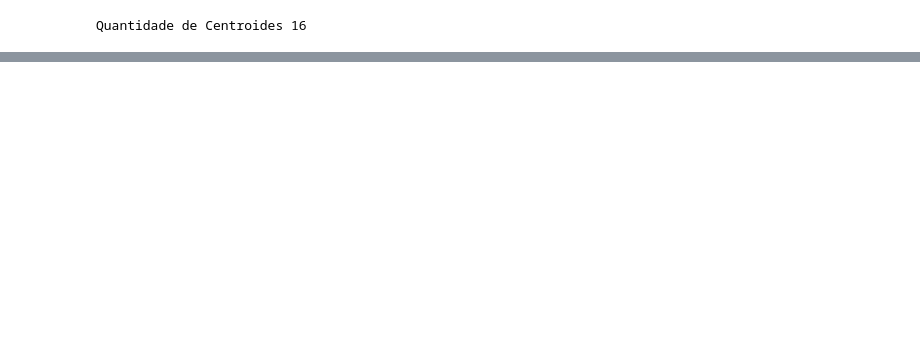
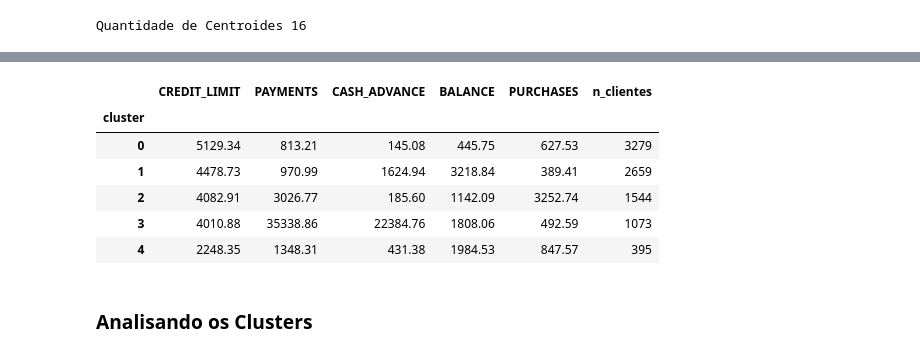
Before and after one commit to j2evaldo/padroes_com_Knn, a Jupyter notebook: knn_Extraindo_Padroes.ipynb, the cells around one changed output, grey strips where cells are left out. Cells and saved outputs as stored; diff of their text form; code cells hidden in the pictures; blank space fills up the shorter version.

```diff
--- a/knn_Extraindo_Padroes.ipynb
+++ b/knn_Extraindo_Padroes.ipynb
@@ -236,0 +238,16 @@ resultados.sort_values(by= 'Valor', ascending= False)
+# %%
+description= dados.groupby(['cluster'])[itens]
+n_clients = description.size()
+description = description.mean()
+description['n_clientes']= n_clients
+description.sort_values(by = 'n_clientes', ascending= False)
+# %% [output]
+|  | CREDIT_LIMIT | PAYMENTS | CASH_ADVANCE | BALANCE | PURCHASES | n_clientes |
+| cluster |  |  |  |  |  |  |
+| 0 | 5129.34 | 813.21 | 145.08 | 445.75 | 627.53 | 3279 |
+| 1 | 4478.73 | 970.99 | 1624.94 | 3218.84 | 389.41 | 2659 |
+| 2 | 4082.91 | 3026.77 | 185.60 | 1142.09 | 3252.74 | 1544 |
+| 3 | 4010.88 | 35338.86 | 22384.76 | 1808.06 | 492.59 | 1073 |
+| 4 | 2248.35 | 1348.31 | 431.38 | 1984.53 | 847.57 | 395 |
+# %% [markdown]
+### **Analisando os Clusters**
```
Also changed, not shown: parts of 6 cells of this notebook.
